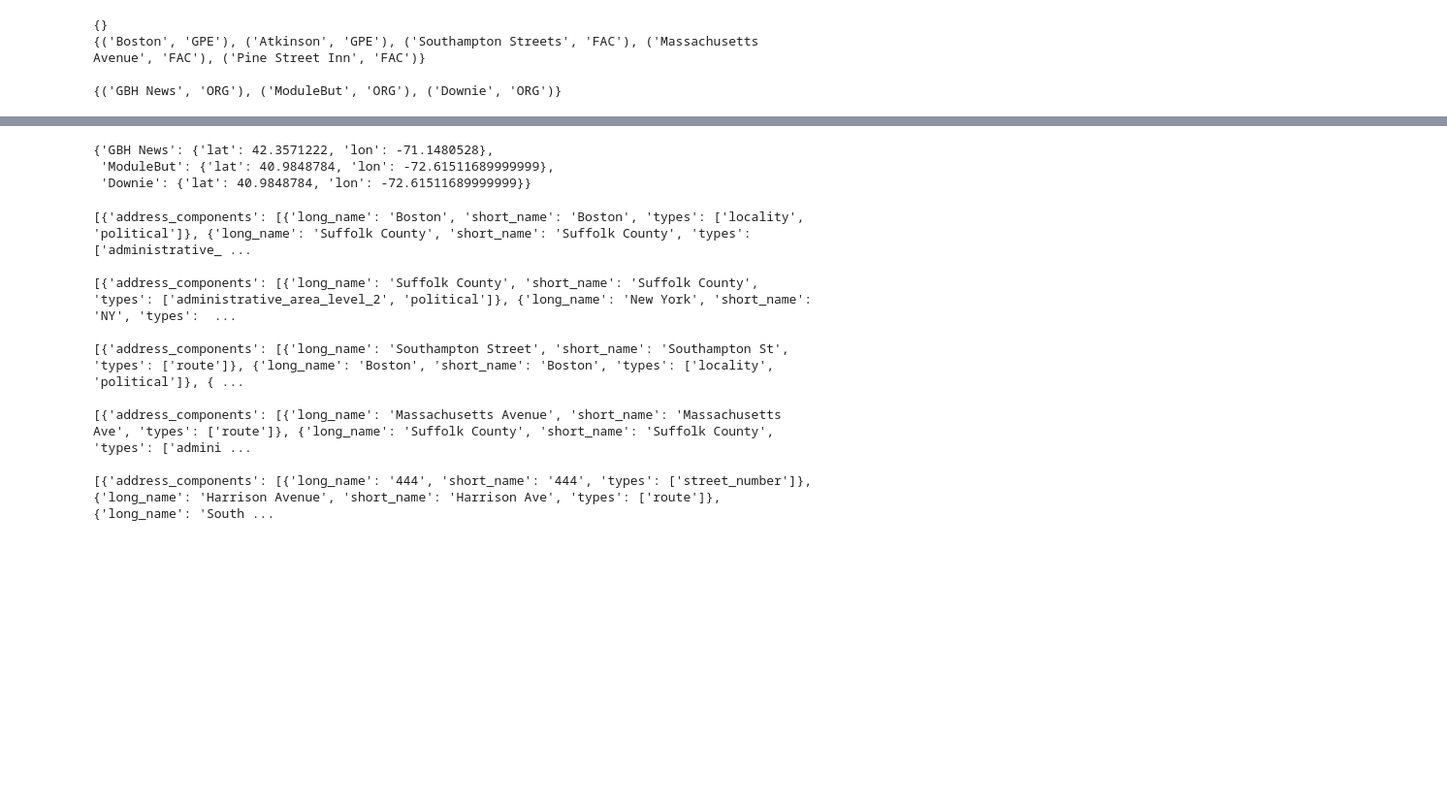
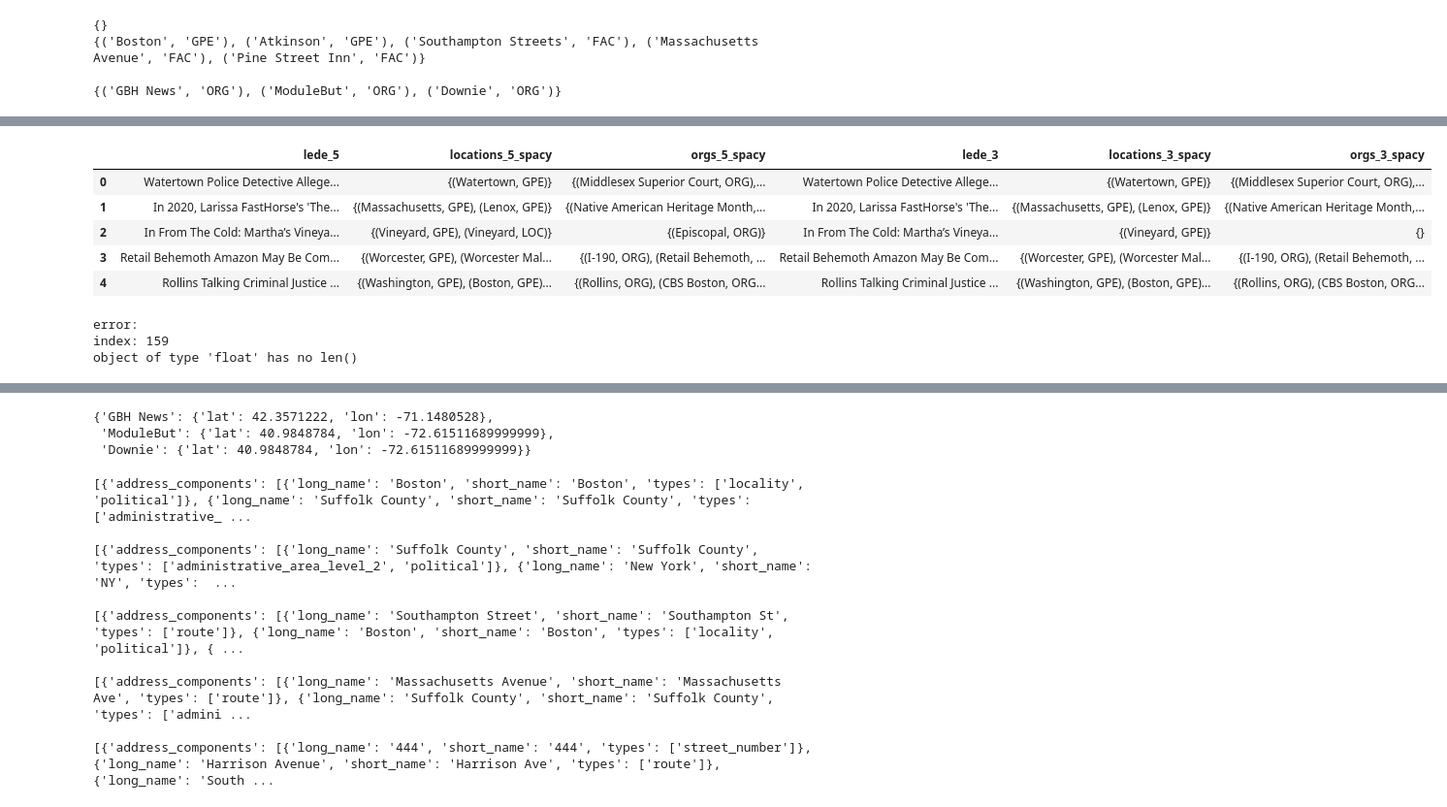
Before and after one commit to BU-Spark/ml-naacp, a Jupyter notebook: entity-recognition/testing-ner.ipynb, the cells around one changed output, grey strips where cells are left out. Shown at 97% size. Drawn from its saved outputs; the diff is of its cells as text; code cells hidden in the pictures; blank space fills up the shorter version.

Commit message:
comparing bert vs spacy

```diff
--- a/entity-recognition/testing-ner.ipynb
+++ b/entity-recognition/testing-ner.ipynb
@@ -101,0 +117,25 @@ TypeError: unsupported operand type(s) for +: 'float' and 'str'
+# %%
+# entity recognition on first 3 sentences
+org_3 = {}
+loc_3 = {}
+lede_3 = {}
+for i in range(len(df)):
+    try:
+        headline = str(df['Headline'][i]) + " "
+        body = df['Body'][i]
+        soup = BeautifulSoup(body, "html.parser")
+        lede = nltk.sent_tokenize(soup.get_text())[:3]
+        lede = headline + ".".join(lede)
+        loc, org = get_locations(lede)
+        lede_3[i] = lede
+        loc_3[i] = loc
+        org_3[i] = org
+        #print(lede)
+        #print(loc)
+        #print()
+        #print(org)
+        #print()
+    except Exception as e:
+        print("error:")
+        print("index: " + str(i))
+        print(e)
@@ -101,0 +146,6 @@ TypeError: unsupported operand type(s) for +: 'float' and 'str'
+# %%
+result_df = pd.DataFrame()
+result_df["lede_5"] = lede_5
+result_df["locations_5_spacy"] = loc_5
+result_df["orgs_5_spacy"] = org_5
+result_df.head()
@@ -101,0 +159,41 @@ TypeError: unsupported operand type(s) for +: 'float' and 'str'
+# %%
+result_df["lede_3"] = lede_3
+result_df["locations_3_spacy"] = loc_3
+result_df["orgs_3_spacy"] = org_3
+result_df.head()
+# %% [output]
+|  | lede_5 | locations_5_spacy | orgs_5_spacy | lede_3 | locations_3_spacy | orgs_3_spacy |
+| 0 | Watertown Police Detective Allege... | {(Watertown, GPE)} | {(Middlesex Superior Court, ORG),... | Watertown Police Detective Allege... | {(Watertown, GPE)} | {(Middlesex Superior Court, ORG),... |
+| 1 | In 2020, Larissa FastHorse's 'The... | {(Massachusetts, GPE), (Lenox, GPE)} | {(Native American Heritage Month,... | In 2020, Larissa FastHorse's 'The... | {(Massachusetts, GPE), (Lenox, GPE)} | {(Native American Heritage Month,... |
+| 2 | In From The Cold: Martha’s Vineya... | {(Vineyard, GPE), (Vineyard, LOC)} | {(Episcopal, ORG)} | In From The Cold: Martha’s Vineya... | {(Vineyard, GPE)} | {} |
+| 3 | Retail Behemoth Amazon May Be Com... | {(Worcester, GPE), (Worcester Mal... | {(I-190, ORG), (Retail Behemoth, ... | Retail Behemoth Amazon May Be Com... | {(Worcester, GPE), (Worcester Mal... | {(I-190, ORG), (Retail Behemoth, ... |
+| 4 | Rollins Talking Criminal Justice ... | {(Washington, GPE), (Boston, GPE)... | {(Rollins, ORG), (CBS Boston, ORG... | Rollins Talking Criminal Justice ... | {(Washington, GPE), (Boston, GPE)... | {(Rollins, ORG), (CBS Boston, ORG... |
+# %%
+# entity recognition on first 5 sentences
+b_org_5 = {}
+b_loc_5 = {}
+b_lede_5 = {}
+for i in range(len(df)):
+    try:
+        headline = str(df['Headline'][i]) + " "
+        body = df['Body'][i]
+        soup = BeautifulSoup(body, "html.parser")
+        lede = nltk.sent_tokenize(soup.get_text())[:5]
+        lede = headline + ".".join(lede)
+        loc, org = get_locations_bert(lede)
+        b_lede_5[i] = lede
+        b_loc_5[i] = loc
+        b_org_5[i] = org
+        #print(lede)
+        #print(loc)
+        #print()
+        #print(org)
+        #print()
+    except Exception as e:
+        print("error:")
+        print("index: " + str(i))
+        print(e)
+# %% [output]
+error:
+index: 159
+object of type 'float' has no len()
```
Also changed, not shown: parts of 13 cells of this notebook.
